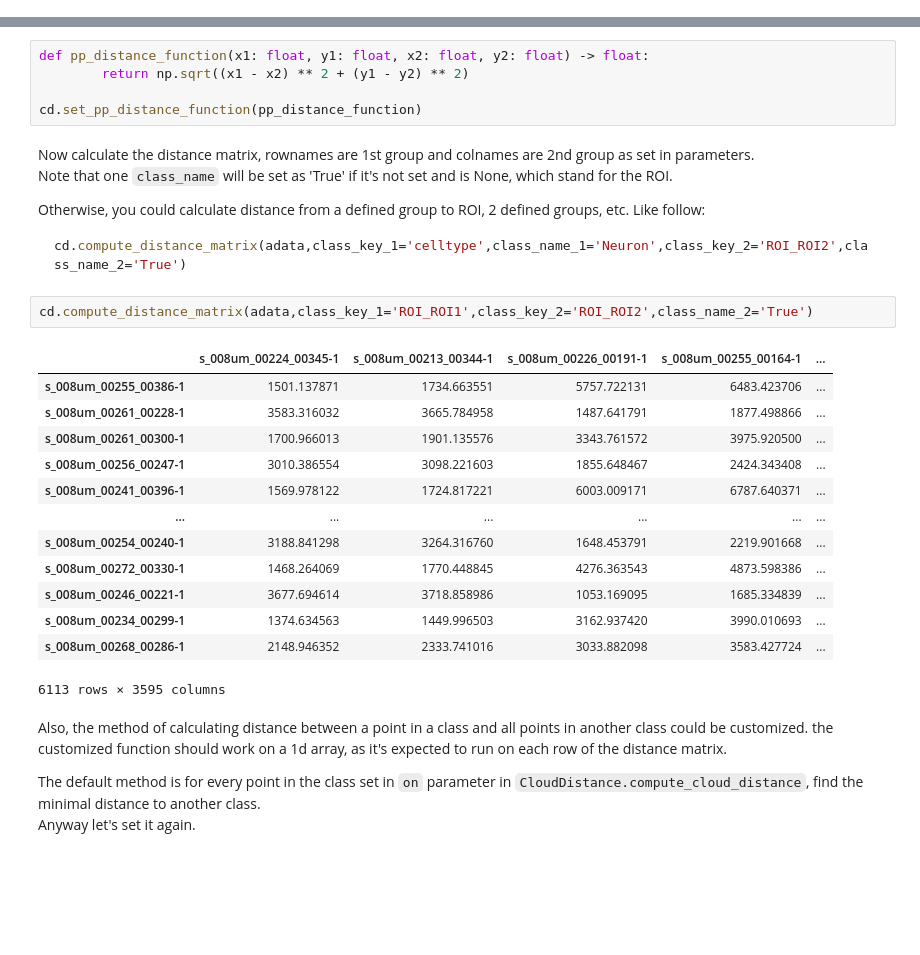
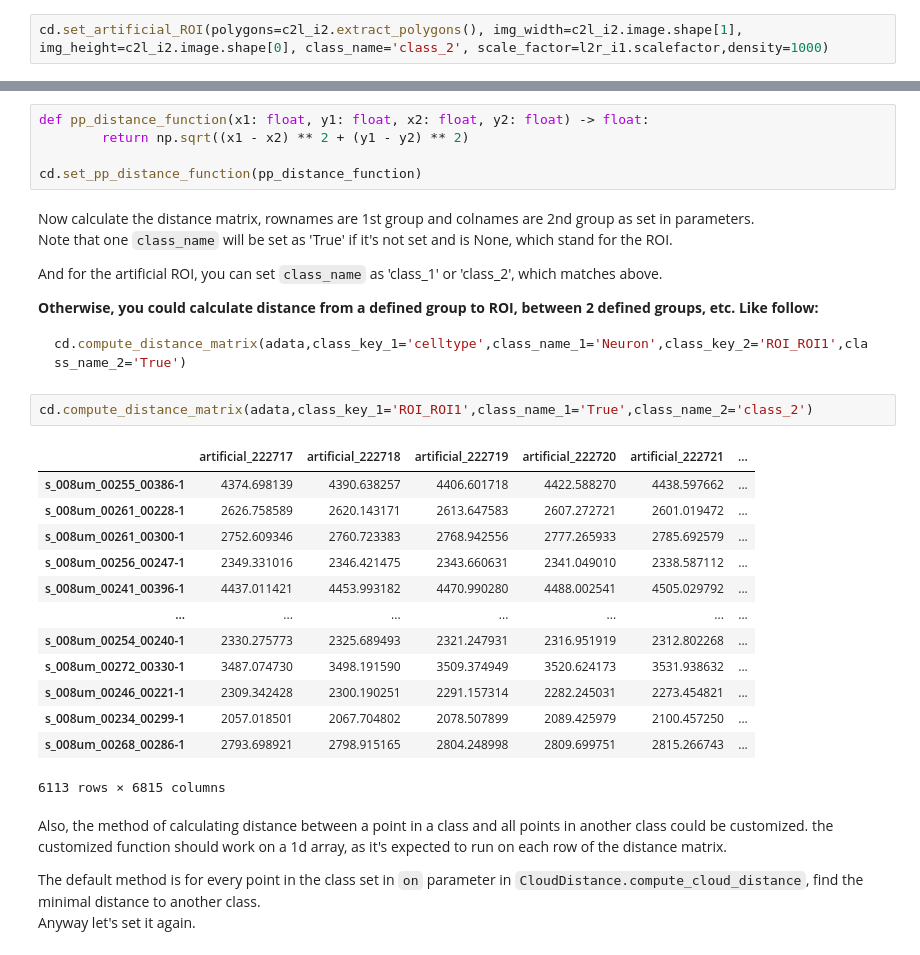
Before and after one commit to kusurin/distanX, a Jupyter notebook: demo/distanX_demo.ipynb, the cells around one changed output, grey strips where cells are left out. Saved outputs shown, nothing was run; the diff lists cells and outputs as text; blank space fills up the shorter version.

````diff
--- a/demo/distanX_demo.ipynb
+++ b/demo/distanX_demo.ipynb
@@ -115,0 +104,2 @@ cd=distanX.CloudDistance(n_jobs=10)
+# %%
+cd.set_artificial_ROI(polygons=c2l_i2.extract_polygons(), img_width=c2l_i2.image.shape[1], img_height=c2l_i2.image.shape[0], class_name='class_2', scale_factor=l2r_i1.scalefactor,density=1000)
@@ -126,26 +118,28 @@ cd.set_pp_distance_function(pp_distance_function)
 Now calculate the distance matrix, rownames are 1st group and colnames are 2nd group as set in parameters.
 Note that one `class_name` will be set as 'True' if it's not set and is None, which stand for the ROI.
 
-Otherwise, you could calculate distance from a defined group to ROI, 2 defined groups, etc. Like follow:
+And for the artificial ROI, you can set `class_name` as 'class_1' or 'class_2', which matches above.
+
+**Otherwise, you could calculate distance from a defined group to ROI, between 2 defined groups, etc. Like follow:**
 ```python
-cd.compute_distance_matrix(adata,class_key_1='celltype',class_name_1='Neuron',class_key_2='ROI_ROI2',class_name_2='True')
+cd.compute_distance_matrix(adata,class_key_1='celltype',class_name_1='Neuron',class_key_2='ROI_ROI1',class_name_2='True')
 ```
 # %%
-cd.compute_distance_matrix(adata,class_key_1='ROI_ROI1',class_key_2='ROI_ROI2',class_name_2='True')
+cd.compute_distance_matrix(adata,class_key_1='ROI_ROI1',class_name_1='True',class_name_2='class_2')
 # %% [output]
-|  | s_008um_00224_00345-1 | s_008um_00213_00344-1 | s_008um_00226_00191-1 | s_008um_00255_00164-1 | ... |
-| s_008um_00255_00386-1 | 1501.137871 | 1734.663551 | 5757.722131 | 6483.423706 | ... |
-| s_008um_00261_00228-1 | 3583.316032 | 3665.784958 | 1487.641791 | 1877.498866 | ... |
-| s_008um_00261_00300-1 | 1700.966013 | 1901.135576 | 3343.761572 | 3975.920500 | ... |
-| s_008um_00256_00247-1 | 3010.386554 | 3098.221603 | 1855.648467 | 2424.343408 | ... |
-| s_008um_00241_00396-1 | 1569.978122 | 1724.817221 | 6003.009171 | 6787.640371 | ... |
-| ... | ... | ... | ... | ... | ... |
-| s_008um_00254_00240-1 | 3188.841298 | 3264.316760 | 1648.453791 | 2219.901668 | ... |
-| s_008um_00272_00330-1 | 1468.264069 | 1770.448845 | 4276.363543 | 4873.598386 | ... |
-| s_008um_00246_00221-1 | 3677.694614 | 3718.858986 | 1053.169095 | 1685.334839 | ... |
-| s_008um_00234_00299-1 | 1374.634563 | 1449.996503 | 3162.937420 | 3990.010693 | ... |
-| s_008um_00268_00286-1 | 2148.946352 | 2333.741016 | 3033.882098 | 3583.427724 | ... |
+|  | artificial_222717 | artificial_222718 | artificial_222719 | artificial_222720 | artificial_222721 | ... |
+| s_008um_00255_00386-1 | 4374.698139 | 4390.638257 | 4406.601718 | 4422.588270 | 4438.597662 | ... |
+| s_008um_00261_00228-1 | 2626.758589 | 2620.143171 | 2613.647583 | 2607.272721 | 2601.019472 | ... |
+| s_008um_00261_00300-1 | 2752.609346 | 2760.723383 | 2768.942556 | 2777.265933 | 2785.692579 | ... |
+| s_008um_00256_00247-1 | 2349.331016 | 2346.421475 | 2343.660631 | 2341.049010 | 2338.587112 | ... |
+| s_008um_00241_00396-1 | 4437.011421 | 4453.993182 | 4470.990280 | 4488.002541 | 4505.029792 | ... |
+| ... | ... | ... | ... | ... | ... | ... |
+| s_008um_00254_00240-1 | 2330.275773 | 2325.689493 | 2321.247931 | 2316.951919 | 2312.802268 | ... |
+| s_008um_00272_00330-1 | 3487.074730 | 3498.191590 | 3509.374949 | 3520.624173 | 3531.938632 | ... |
+| s_008um_00246_00221-1 | 2309.342428 | 2300.190251 | 2291.157314 | 2282.245031 | 2273.454821 | ... |
+| s_008um_00234_00299-1 | 2057.018501 | 2067.704802 | 2078.507899 | 2089.425979 | 2100.457250 | ... |
+| s_008um_00268_00286-1 | 2793.698921 | 2798.915165 | 2804.248998 | 2809.699751 | 2815.266743 | ... |
-6113 rows × 3595 columns
+6113 rows × 6815 columns
 # %% [markdown]
 Also, the method of calculating distance between a point in a class and all points in another class could be customized. the customized function should work on a 1d array, as it's expected to run on each row of the distance matrix.
 
````
Also changed, not shown: parts of 10 cells of this notebook.
